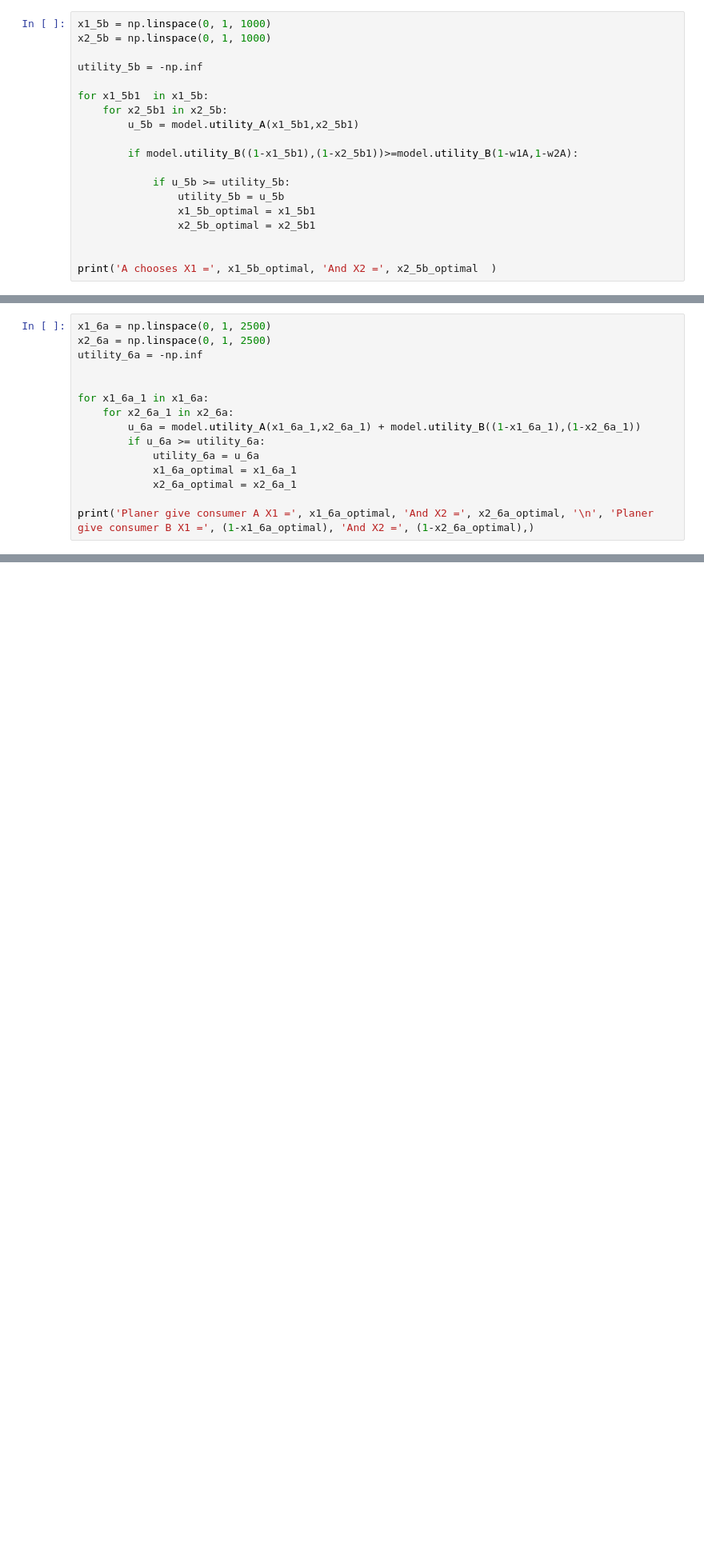
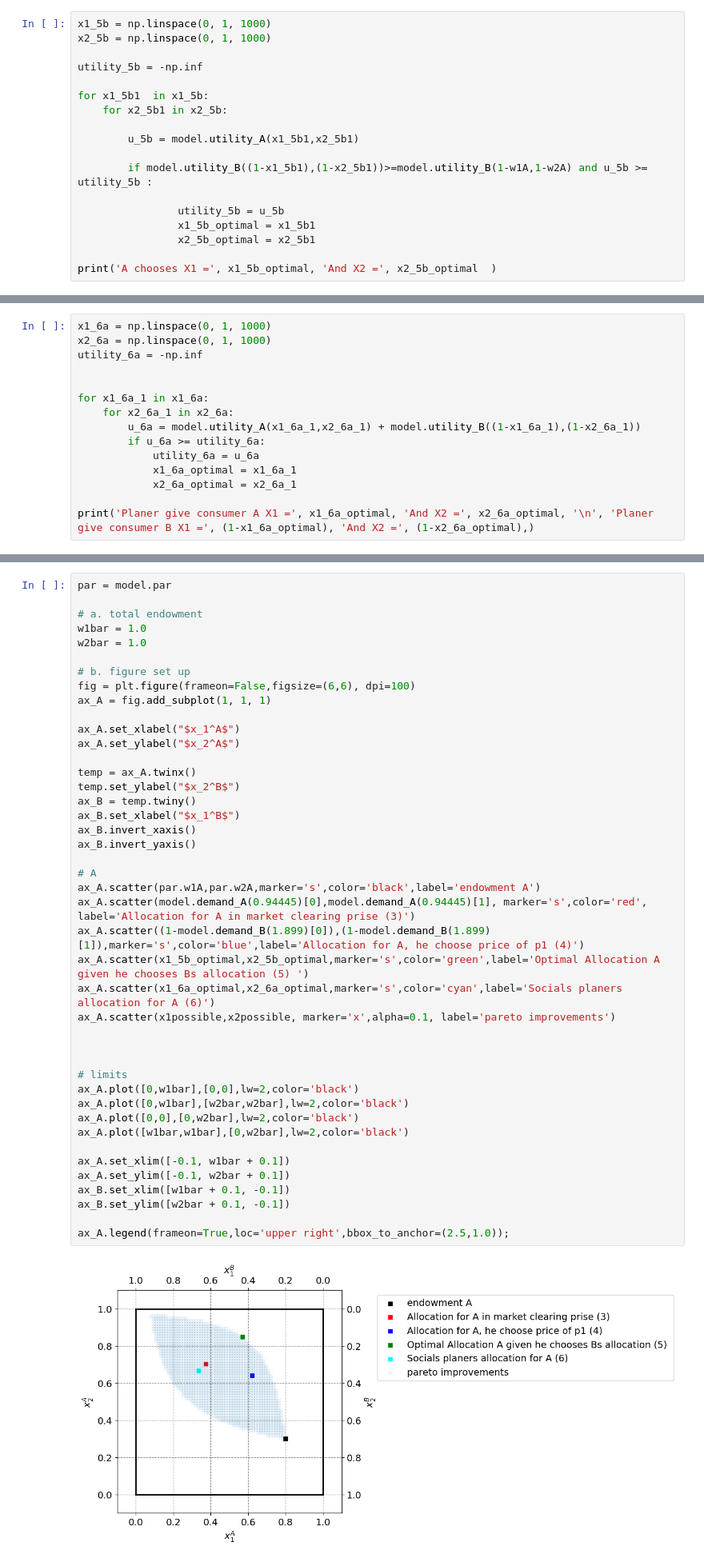
Before and after one commit to NumEconCopenhagen/projects-2024-andy-og-birdy, a Jupyter notebook: inauguralproject/inauguralproject.ipynb, the cells around one changed output, grey strips where cells are left out. Shown at 80% size. Saved outputs shown, nothing was run; the diff lists cells and outputs as text; blank space fills up the shorter version.

```diff
--- a/inauguralproject/inauguralproject.ipynb
+++ b/inauguralproject/inauguralproject.ipynb
@@ -236,16 +250,15 @@ utility_5b = -np.inf
 
 for x1_5b1  in x1_5b:
     for x2_5b1 in x2_5b:
+
         u_5b = model.utility_A(x1_5b1,x2_5b1)
 
-        if model.utility_B((1-x1_5b1),(1-x2_5b1))>=model.utility_B(1-w1A,1-w2A):
+        if model.utility_B((1-x1_5b1),(1-x2_5b1))>=model.utility_B(1-w1A,1-w2A) and u_5b >= utility_5b :
 
-            if u_5b >= utility_5b:
                 utility_5b = u_5b
                 x1_5b_optimal = x1_5b1
                 x2_5b_optimal = x2_5b1
 
-
 print('A chooses X1 =', x1_5b_optimal, 'And X2 =', x2_5b_optimal  )
 # %% [output]
 A chooses X1 = 0.5695695695695696 And X2 = 0.8488488488488488
@@ -254,8 +267,8 @@ A chooses X1 = 0.5695695695695696 And X2 = 0.8488488488488488
 # %% [markdown]
 **6.a**
 # %%
-x1_6a = np.linspace(0, 1, 2500)
-x2_6a = np.linspace(0, 1, 2500)
+x1_6a = np.linspace(0, 1, 1000)
+x2_6a = np.linspace(0, 1, 1000)
 utility_6a = -np.inf
 
 
@@ -274,2 +287,47 @@ Planer give consumer A X1 = 0.33333333333333337 And X2 = 0.6666666666666667
 # %% [markdown]
 **6.b**
+# %%
+par = model.par
+
+# a. total endowment
+w1bar = 1.0
+w2bar = 1.0
+
+# b. figure set up
+fig = plt.figure(frameon=False,figsize=(6,6), dpi=100)
+ax_A = fig.add_subplot(1, 1, 1)
+
+ax_A.set_xlabel("$x_1^A$")
+ax_A.set_ylabel("$x_2^A$")
+
+temp = ax_A.twinx()
+temp.set_ylabel("$x_2^B$")
+ax_B = temp.twiny()
+ax_B.set_xlabel("$x_1^B$")
+ax_B.invert_xaxis()
+ax_B.invert_yaxis()
+
+# A
+ax_A.scatter(par.w1A,par.w2A,marker='s',color='black',label='endowment A')
+ax_A.scatter(model.demand_A(0.94445)[0],model.demand_A(0.94445)[1], marker='s',color='red', label='Allocation for A in market clearing prise (3)')
+ax_A.scatter((1-model.demand_B(1.899)[0]),(1-model.demand_B(1.899)[1]),marker='s',color='blue',label='Allocation for A, he choose price of p1 (4)')
+ax_A.scatter(x1_5b_optimal,x2_5b_optimal,marker='s',color='green',label='Optimal Allocation A given he chooses Bs allocation (5) ')
+ax_A.scatter(x1_6a_optimal,x2_6a_optimal,marker='s',color='cyan',label='Socials planers allocation for A (6)')
+ax_A.scatter(x1possible,x2possible, marker='x',alpha=0.1, label='pareto improvements')
+
+
+
+# limits
+ax_A.plot([0,w1bar],[0,0],lw=2,color='black')
+ax_A.plot([0,w1bar],[w2bar,w2bar],lw=2,color='black')
+ax_A.plot([0,0],[0,w2bar],lw=2,color='black')
+ax_A.plot([w1bar,w1bar],[0,w2bar],lw=2,color='black')
+
+ax_A.set_xlim([-0.1, w1bar + 0.1])
+ax_A.set_ylim([-0.1, w2bar + 0.1])
+ax_B.set_xlim([w1bar + 0.1, -0.1])
+ax_B.set_ylim([w2bar + 0.1, -0.1])
+
+ax_A.legend(frameon=True,loc='upper right',bbox_to_anchor=(2.5,1.0));
+# %% [output]
+[figure, added]
```
Also changed, not shown: parts of 14 cells of this notebook, 1 other file.
